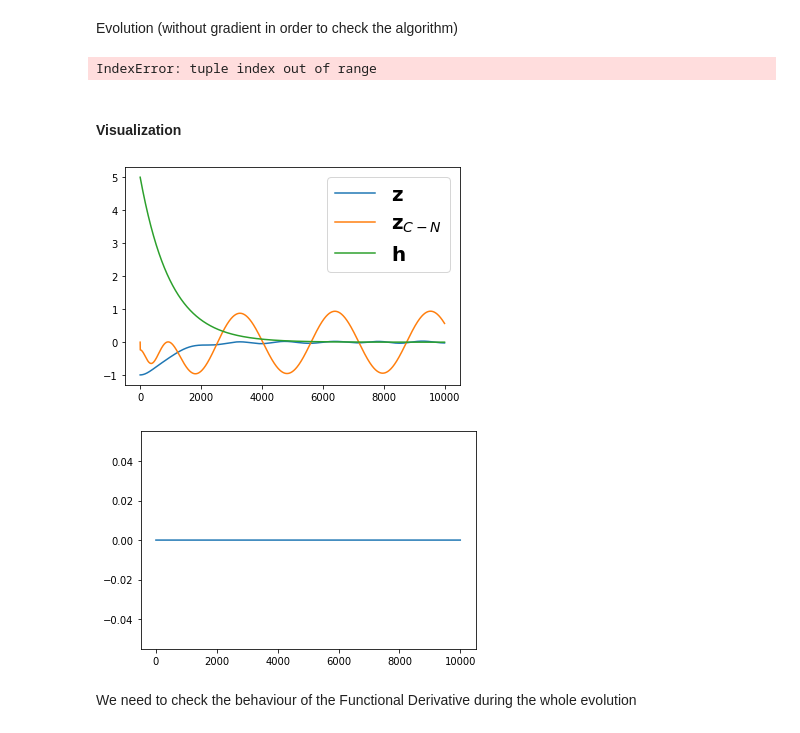
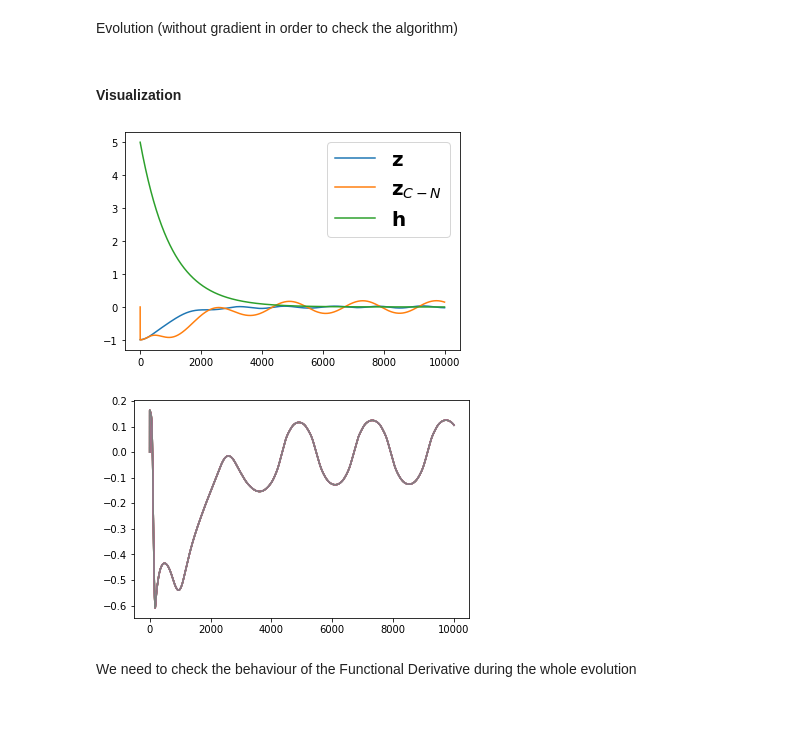
Before and after one commit to emacosta95/DL-VLM, a Jupyter notebook: AdTDDFT_test.ipynb, the cells around one changed output. Cells and saved outputs as stored; diff of their text form; code cells hidden in the pictures.

```diff
--- a/AdTDDFT_test.ipynb
+++ b/AdTDDFT_test.ipynb
@@ -9,9 +9,10 @@ import qutip
 from tqdm import tqdm, trange
 from typing import Dict, List, Tuple, Union
 import matplotlib.pyplot as plt
+import scipy.linalg as linalg
 
 # size of the system
-size: int = 8
+size: int =2
 
 # periodic boundary conditions
 pbc: bool = True
@@ -33,7 +34,7 @@ t: np.ndarray = np.linspace(0, tf, t_resolution)
 print(t_resolution)
 h0=5.
 hf=0.
-rate=1
+rate=0.
 # %% [output]
 10000
 # %% [markdown]
@@ -109,7 +154,9 @@ class DrivingUniformAnnealing:
 
     def field(self, t: float, args) -> Union[np.ndarray, float]:
         f_t = np.exp(-1*rate*t)
-        return self.hf+ (self.h0-self.hf) * f_t
+        if t==0.:
+            print(self.hf+ (self.h0-self.hf) * f_t)
+        return self.h0 #self.hf+ (self.h0-self.hf) * f_t
 # %% [markdown]
 #### Evolution
 # %%
@@ -129,6 +176,14 @@ for i in range(size):
     ham.append([obs[i], driving.field])
 output = qutip.sesolve(ham, psi0, t, e_ops=obs + obs_x)
 
+for i in range(size):
+    new_ham=ham0.qutip_op+5*obs[i]
+    print('obs i man!=',obs[i])
+
+print(new_ham)
+print(hamgs.qutip_op)
+#print(new_ham-hamgs.qutip_op)
+
 z_qutip=np.zeros((t_resolution,size))
 for i in range(size):
         z_qutip[:,i] = output.expect[i]
@@ -190,7 +263,7 @@ TDDFTadiabaticModel(
 # %% [markdown]
 Evolution (without gradient in order to check the algorithm)
 # %%
-run1=AdiabaticTDDFT(model=model,h=h_torch.unsqueeze(0),omega=1.,device='cpu',with_grad=True)
+run1=AdiabaticTDDFT(model=model,h=h_torch.unsqueeze(0),omega=1.,device='cpu',with_grad=True,uniform_option=True)
 
 z_adiabatic=torch.zeros((1,t.shape[0],size))
 z_adiabatic[0,0]=0.
@@ -202,22 +275,20 @@ for t in t[:-1]:
     grad[0,int(t/dt)+1,:]=run1.grad
     f[int(t/dt)+1]=run1.f_values
     z_adiabatic[:,int(t/dt)+1,:]=run1.compute_magnetization(psi=psi)
-# %% [output]
-IndexError: tuple index out of range
 # %% [markdown]
 #### Visualization
 # %%
 plt.plot(z_qutip[:,0],label=r'$\mathbf{z}$')
 plt.plot(z_adiabatic[0,:,0].detach().numpy(),label=r'$\mathbf{z}_{C-N}$')
 plt.plot(h_qutip[:,0],label=r'$\mathbf{h}$')
 plt.legend(fontsize=20)
 plt.show()
 
-plt.plot(grad[0,:,0])
+plt.plot(grad[0,:,:])
 plt.show()
 # %% [output]
-[figure, old version]
+[figure, new version]
-[figure, old version]
+[figure, new version]
 # %% [markdown]
 We need to check the behaviour of the Functional Derivative during the whole evolution
 # %% [markdown]
```
Also changed, not shown: parts of 8 cells of this notebook, 3 other files.
